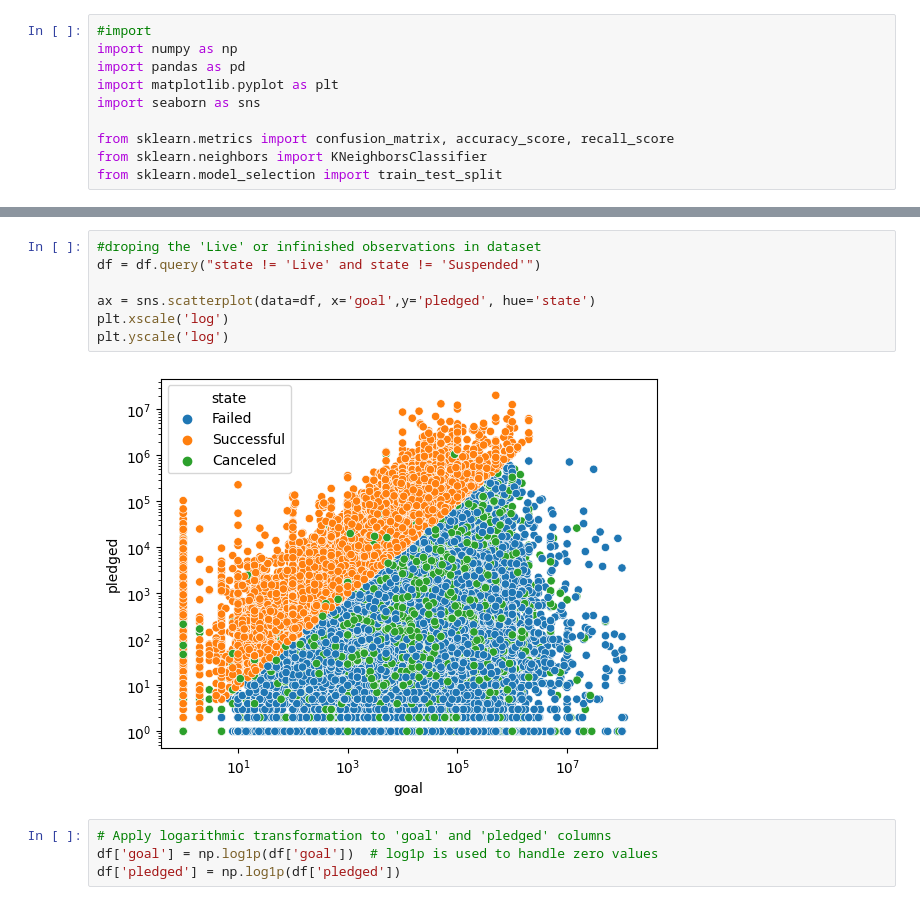
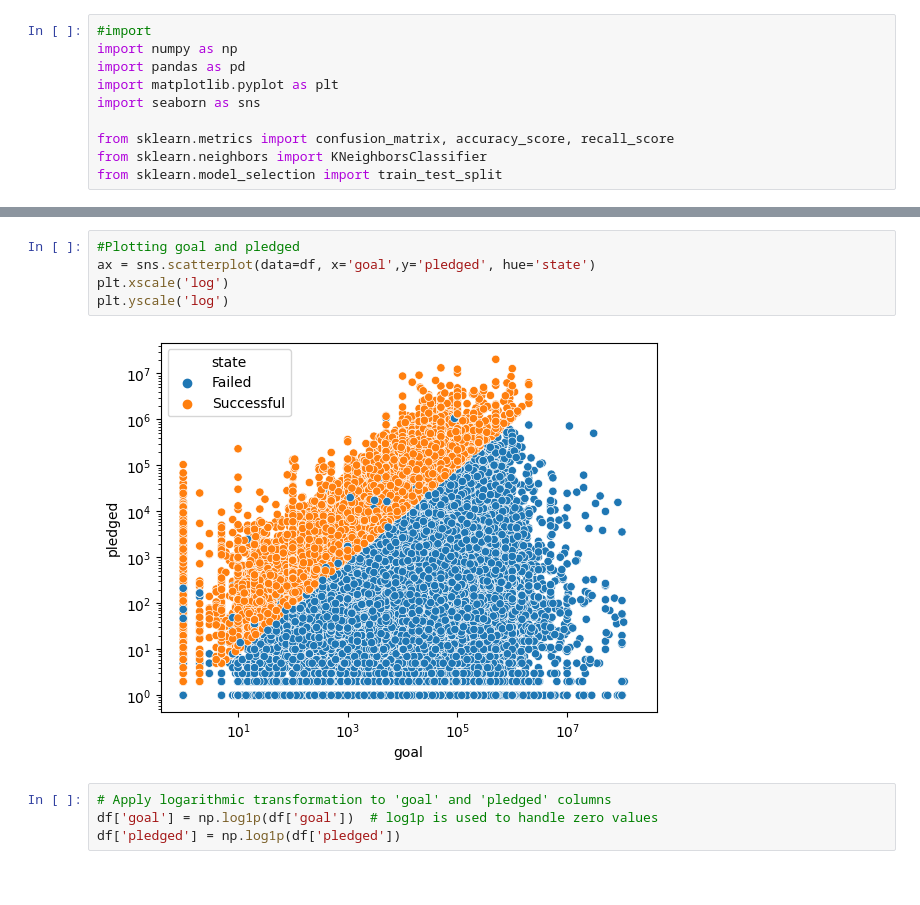
Before and after one commit to rouven-pampus/kickstart_masters, a Jupyter notebook: 03_Model_KNN.ipynb, the cells around one changed output, grey strips where cells are left out. Saved outputs shown, nothing was run; the diff lists cells and outputs as text.

```diff
--- a/03_Model_KNN.ipynb
+++ b/03_Model_KNN.ipynb
@@ -19,14 +19,12 @@ df.head()
 | 3 | Technology | Software | United States | 2009-04-25 17:36:21 | 2009-07-14 | 99 | 145 | 25 | Successful | 79 | ... |
 | 4 | Fashion | Fashion | United States | 2009-04-27 14:10:39 | 2009-05-26 | 1900 | 387 | 10 | Failed | 28 | ... |
 # %%
-#droping the 'Live' or infinished observations in dataset
-df = df.query("state != 'Live' and state != 'Suspended'")
-
+#Plotting goal and pledged
 ax = sns.scatterplot(data=df, x='goal',y='pledged', hue='state')
 plt.xscale('log')
 plt.yscale('log')
 # %% [output]
-[figure, old version]
+[figure, new version]
 # %%
 # Apply logarithmic transformation to 'goal' and 'pledged' columns
 df['goal'] = np.log1p(df['goal'])  # log1p is used to handle zero values
```
Also changed, not shown: parts of 11 cells of this notebook, 1 other file.
